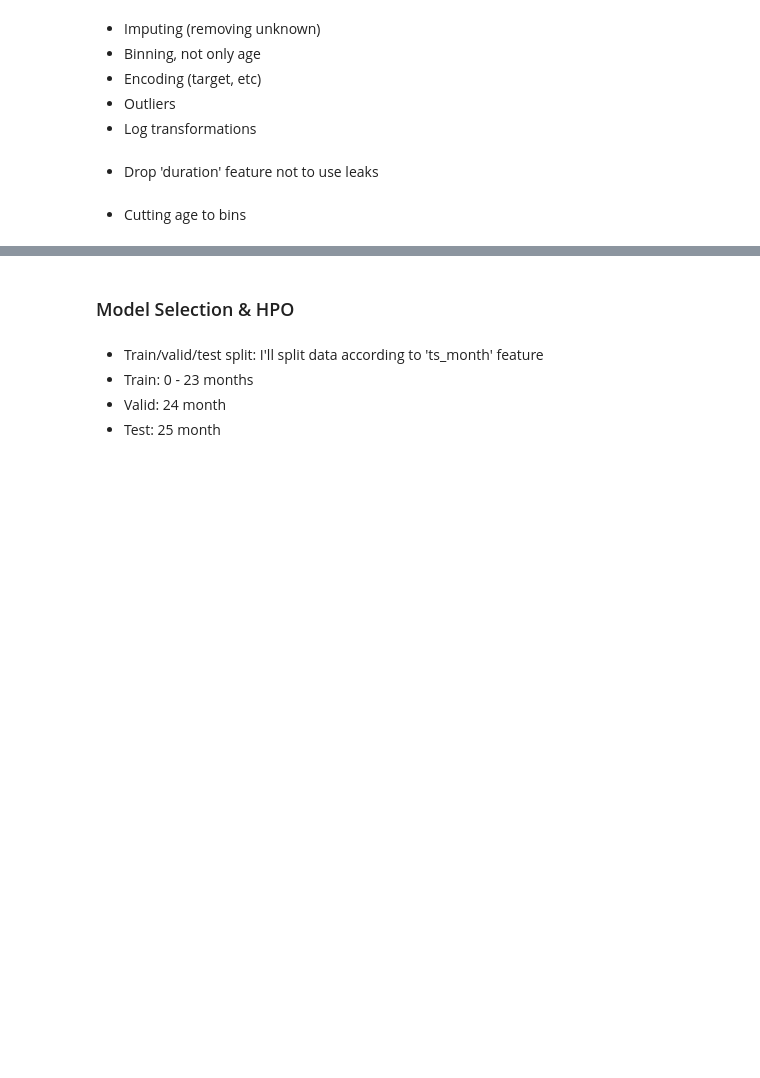
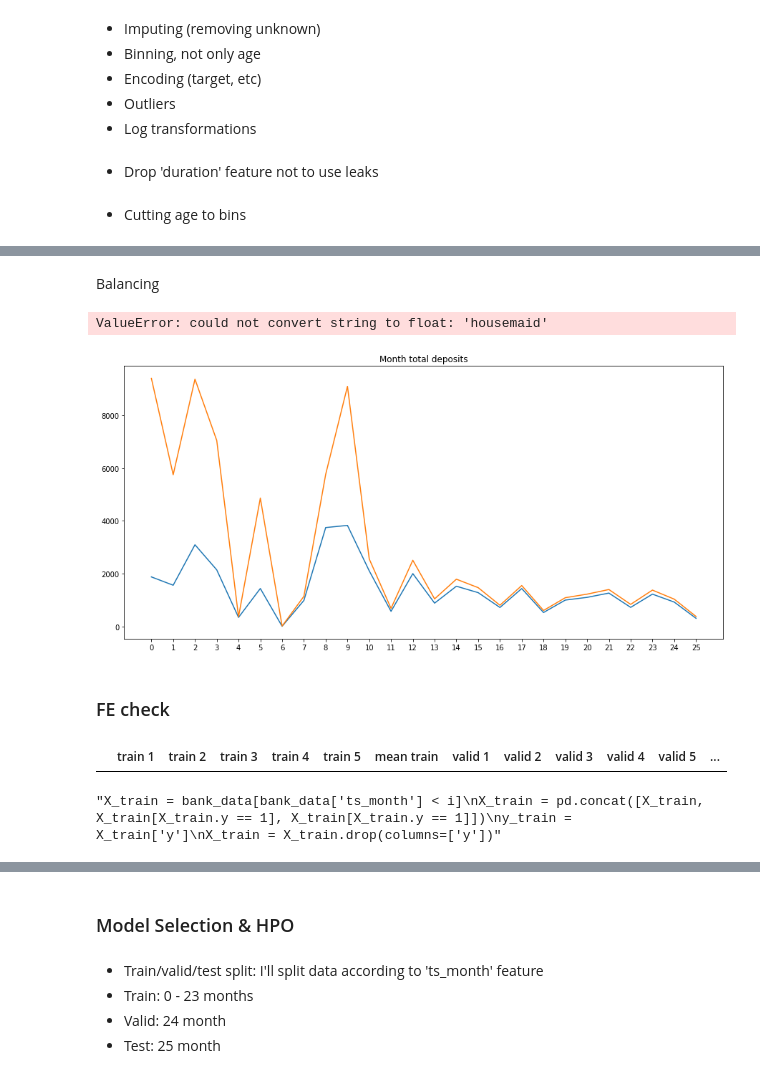
Before and after one commit to alsing/Bank-Marketing-UCI, a Jupyter notebook: notebooks/Model.ipynb, the cells around one changed output, grey strips where cells are left out. Saved outputs shown, nothing was run; the diff lists cells and outputs as text; code cells hidden in the pictures; blank space fills up the shorter version.

```diff
--- a/notebooks/Model.ipynb
+++ b/notebooks/Model.ipynb
@@ -152,0 +250,62 @@ bank_data = encode_categorical(cat_features, bank_data)
+# %% [markdown]
+Balancing
+# %%
+from imblearn.over_sampling import SMOTE
+from collections import Counter
+sm = SMOTE(random_state=42)
+X_res, y_res = sm.fit_resample(bank_data.drop(columns='y'), bank_data.y)
+print('Resampled dataset shape %s' % Counter(y_res))
+# %% [output]
+ValueError: could not convert string to float: 'housemaid'
+# %%
+bank_data = X_res
+bank_data['y'] = y_res
+bank_data[bank_data.ts_month == 9
+         ].y.value_counts()
+# %%
+fig = plt.figure(figsize=(15, 7))
+plt.plot(bank_data.groupby(['ts_month'])['y'].sum())
+plt.plot(bank_data.groupby(['ts_month'])['y'].count())
+plt.xticks(np.arange(26))
+plt.title('Month total deposits')
+plt.show()
+# %% [output]
+[figure, added]
+# %% [markdown]
+### FE check
+# %%
+data = {'train 1': [],
+        'train 2': [],
+        'train 3': [],
+        'train 4': [],
+        'train 5': [],
+        'mean train': [],
+        'valid 1': [],
+        'valid 2': [],
+        'valid 3': [],
+        'valid 4': [],
+        'valid 5': [],
+        'mean valid': []}
+report = pd.DataFrame(data)
+report
+# %% [output]
+|  | train 1 | train 2 | train 3 | train 4 | train 5 | mean train | valid 1 | valid 2 | valid 3 | valid 4 | valid 5 | ... |
+# %%
+"""model = xgb.XGBClassifier(
+                        seed = 42,
+                        subsample = 0.9,
+                        n_estimators=50,
+                        reg_alpha=1.8,
+                        reg_lambda=1.0,
+                        max_depth = 10,
+                        learning_rate = 0.3,
+                        gamma = 1,
+                        colsample_bytree = 0.9
+                        )"""
+
+"""X_train = bank_data[bank_data['ts_month'] < i]
+X_train = pd.concat([X_train, X_train[X_train.y == 1], X_train[X_train.y == 1]])
+y_train = X_train['y']
+X_train = X_train.drop(columns=['y'])"""
+# %% [output]
+"X_train = bank_data[bank_data['ts_month'] < i]\nX_train = pd.concat([X_train, X_train[X_train.y == 1], X_train[X_train.y == 1]])\ny_train = X_train['y']\nX_train = X_train.drop(columns=['y'])"
```
Also changed, not shown: parts of 59 cells of this notebook.
